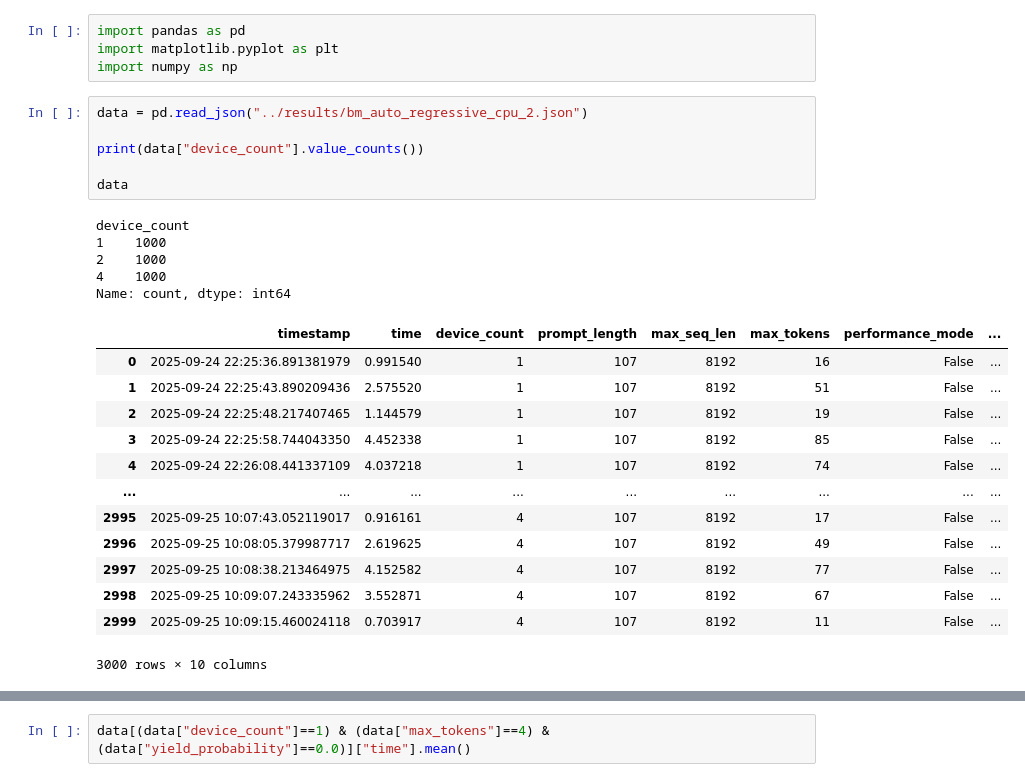
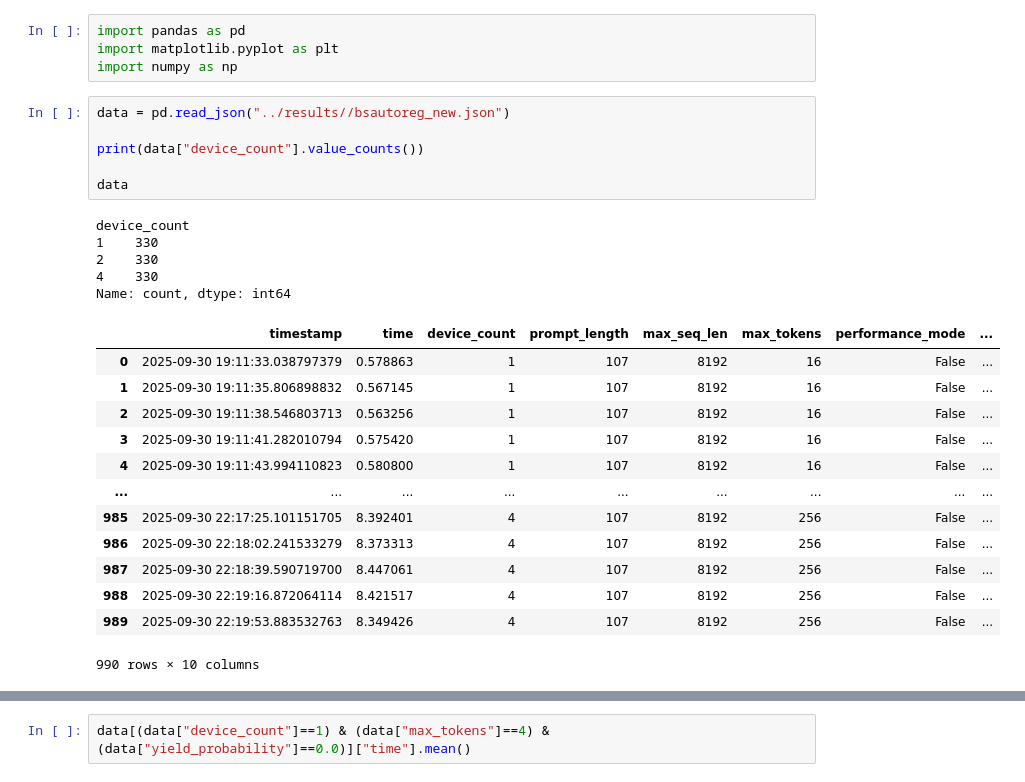
Before and after one commit to Dogacel/Uniference, a Jupyter notebook: notebooks/profiling_overhead_auto_regressive.ipynb, the cells around one changed output, grey strips where cells are left out. Saved outputs shown, nothing was run; the diff lists cells and outputs as text.

```diff
--- a/notebooks/profiling_overhead_auto_regressive.ipynb
+++ b/notebooks/profiling_overhead_auto_regressive.ipynb
@@ -3,30 +3,30 @@ import pandas as pd
 import matplotlib.pyplot as plt
 import numpy as np
 # %%
-data = pd.read_json("../results/bm_auto_regressive_cpu_2.json")
+data = pd.read_json("../results//bsautoreg_new.json")
 
 print(data["device_count"].value_counts())
 
 data
 # %% [output]
 device_count
-1    1000
-2    1000
-4    1000
+1    330
+2    330
+4    330
 Name: count, dtype: int64
 |  | timestamp | time | device_count | prompt_length | max_seq_len | max_tokens | performance_mode | ... |
-| 0 | 2025-09-24 22:25:36.891381979 | 0.991540 | 1 | 107 | 8192 | 16 | False | ... |
-| 1 | 2025-09-24 22:25:43.890209436 | 2.575520 | 1 | 107 | 8192 | 51 | False | ... |
-| 2 | 2025-09-24 22:25:48.217407465 | 1.144579 | 1 | 107 | 8192 | 19 | False | ... |
-| 3 | 2025-09-24 22:25:58.744043350 | 4.452338 | 1 | 107 | 8192 | 85 | False | ... |
-| 4 | 2025-09-24 22:26:08.441337109 | 4.037218 | 1 | 107 | 8192 | 74 | False | ... |
+| 0 | 2025-09-30 19:11:33.038797379 | 0.578863 | 1 | 107 | 8192 | 16 | False | ... |
+| 1 | 2025-09-30 19:11:35.806898832 | 0.567145 | 1 | 107 | 8192 | 16 | False | ... |
+| 2 | 2025-09-30 19:11:38.546803713 | 0.563256 | 1 | 107 | 8192 | 16 | False | ... |
+| 3 | 2025-09-30 19:11:41.282010794 | 0.575420 | 1 | 107 | 8192 | 16 | False | ... |
+| 4 | 2025-09-30 19:11:43.994110823 | 0.580800 | 1 | 107 | 8192 | 16 | False | ... |
 | ... | ... | ... | ... | ... | ... | ... | ... | ... |
-| 2995 | 2025-09-25 10:07:43.052119017 | 0.916161 | 4 | 107 | 8192 | 17 | False | ... |
-| 2996 | 2025-09-25 10:08:05.379987717 | 2.619625 | 4 | 107 | 8192 | 49 | False | ... |
-| 2997 | 2025-09-25 10:08:38.213464975 | 4.152582 | 4 | 107 | 8192 | 77 | False | ... |
-| 2998 | 2025-09-25 10:09:07.243335962 | 3.552871 | 4 | 107 | 8192 | 67 | False | ... |
-| 2999 | 2025-09-25 10:09:15.460024118 | 0.703917 | 4 | 107 | 8192 | 11 | False | ... |
+| 985 | 2025-09-30 22:17:25.101151705 | 8.392401 | 4 | 107 | 8192 | 256 | False | ... |
+| 986 | 2025-09-30 22:18:02.241533279 | 8.373313 | 4 | 107 | 8192 | 256 | False | ... |
+| 987 | 2025-09-30 22:18:39.590719700 | 8.447061 | 4 | 107 | 8192 | 256 | False | ... |
+| 988 | 2025-09-30 22:19:16.872064114 | 8.421517 | 4 | 107 | 8192 | 256 | False | ... |
+| 989 | 2025-09-30 22:19:53.883532763 | 8.349426 | 4 | 107 | 8192 | 256 | False | ... |
-3000 rows × 10 columns
+990 rows × 10 columns
 # %%
 import seaborn as sns
 
```
Also changed, not shown: parts of 8 cells of this notebook, 9 other files.
